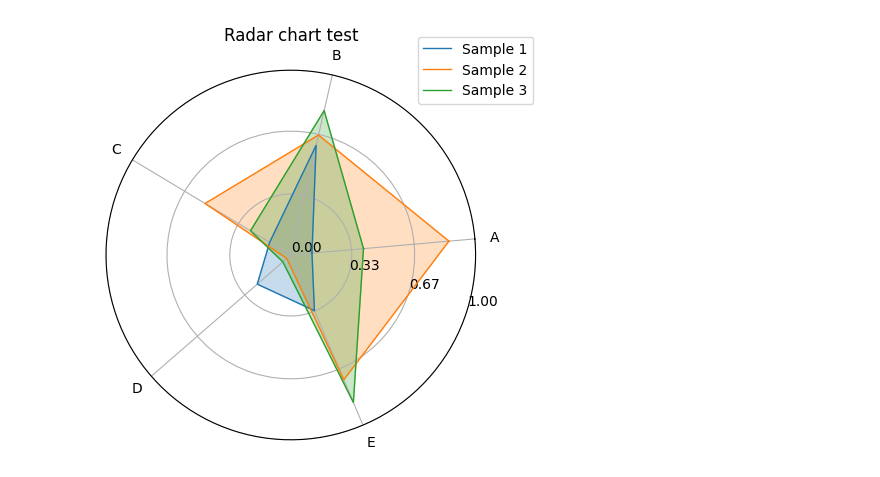
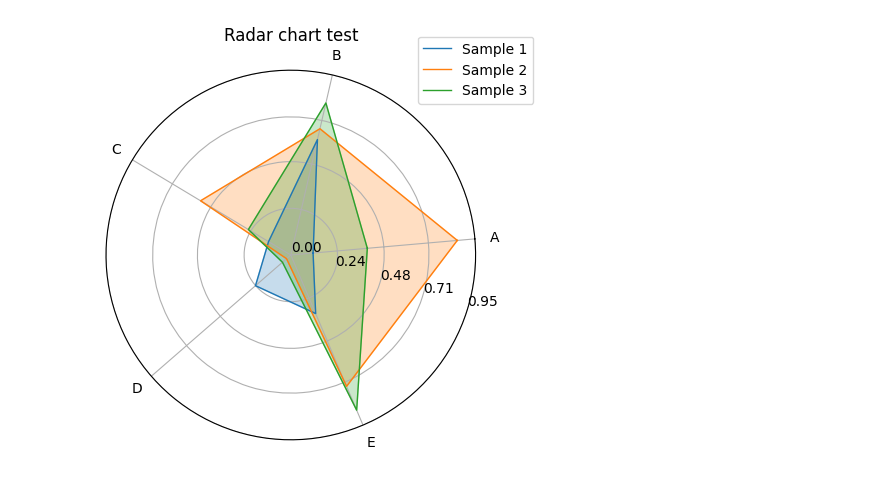
Before and after one commit to harryhaller001/matplotlib-radar, a Jupyter notebook: docs/example.ipynb, the cells around one changed output. Drawn from its saved outputs; the diff is of its cells as text; code cells hidden in the pictures.

Commit message:
working on vmax estimation and tick placment

```diff
--- a/docs/example.ipynb
+++ b/docs/example.ipynb
@@ -19,7 +19,7 @@ def radar_chart(  # noqa: D417
     show_figure: bool = True,
     show_grid: bool = True,
     rotation: int = 0,
-    num_ticks: int = 3,
+    ticks: Union[int, List[float], List[int]] = 3,
     vmax: Optional[int] = None,
     vmin: int = 0,
     title: Optional[str] = None,
@@ -88,42 +88,43 @@ def radar_chart(  # noqa: D417
         )
 
     # TODO: add estimation of vmax and vmin
-    # if vmax is None:
+    if vmax is None:
+        vmax = sample_data.flatten().max() * 1.1
 
-    ax.set_rticks(np.round(np.linspace(vmin, vmax, num_ticks + 2), 2))  # Less radial ticks
+    ax.set_rticks(np.round(np.linspace(vmin, vmax, ticks + 2), 2))  # Less radial ticks
     ax.set_rlabel_position(-22)  # Move radial labels away from plotted line
 
     ax.set_thetagrids(theta * 180 / np.pi, label)
     ax.set_theta_offset(rotation / 180 * np.pi)
 
     # Add/remove grid
     ax.grid(show_grid)
 
     # Add legend if multiple samples are provided
     if len(sample_labels) > 0:
         ax.legend(handles, sample_labels, loc="center", borderaxespad=0.0, bbox_to_anchor=(1, 1))
 
     # Add title
     if title is not None:
         ax.set_title(title, loc="center")
 
     # Show plot or return axes
     if show_figure is True:
         plt.show()
     else:
         return ax
 
 
 radar_chart(
     label=["A", "B", "C", "D", "E"],
     # data=np.random.rand(5),
     data={"Sample 1": np.random.rand(5), "Sample 2": np.random.rand(5), "Sample 3": np.random.rand(5)},
     rotation=5,
-    num_ticks=2,
-    vmin=0,
-    vmax=1,
+    # ticks=3,
+    # vmin=0.5,
+    # vmax=1,
     title="Radar chart test",
     # cmap="viridis",
 )
 # %% [output]
-[figure, old version]
+[figure, new version]
```
